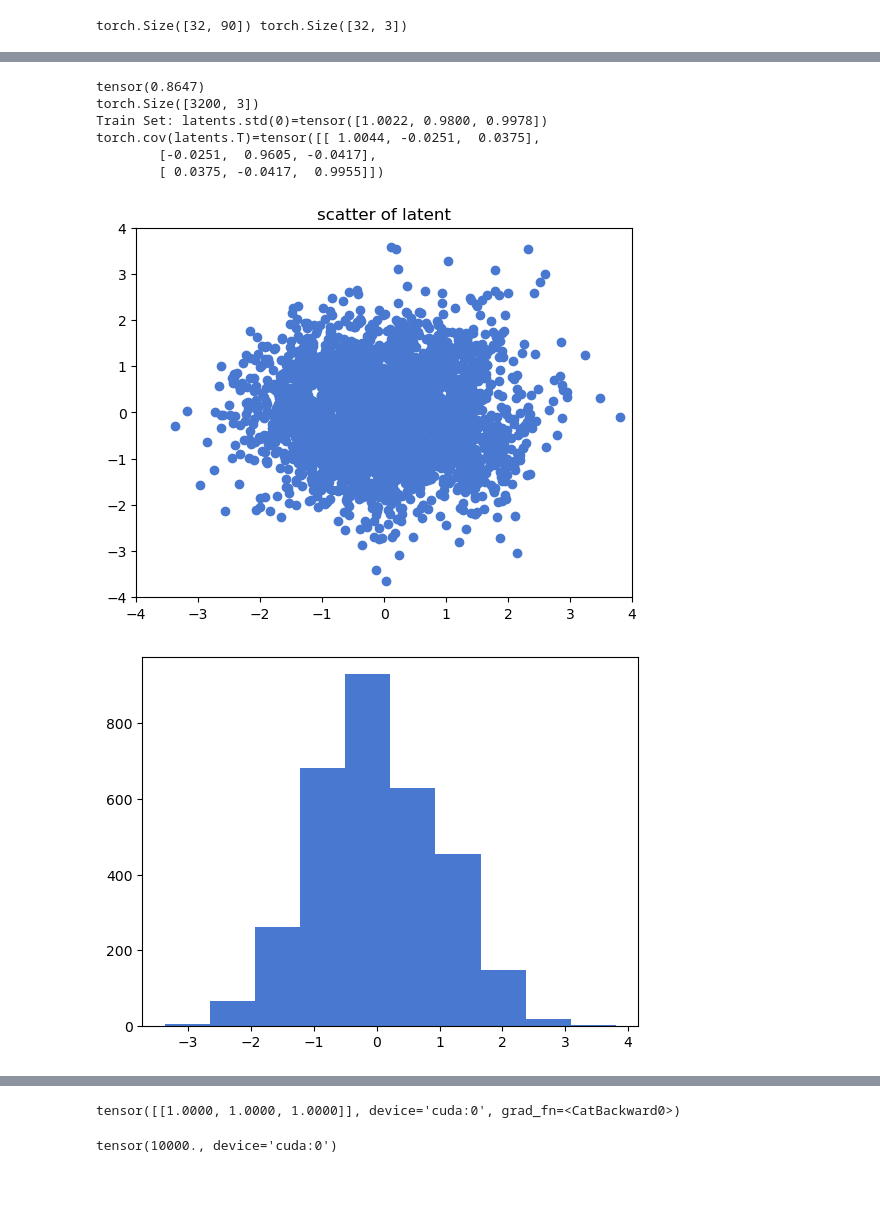
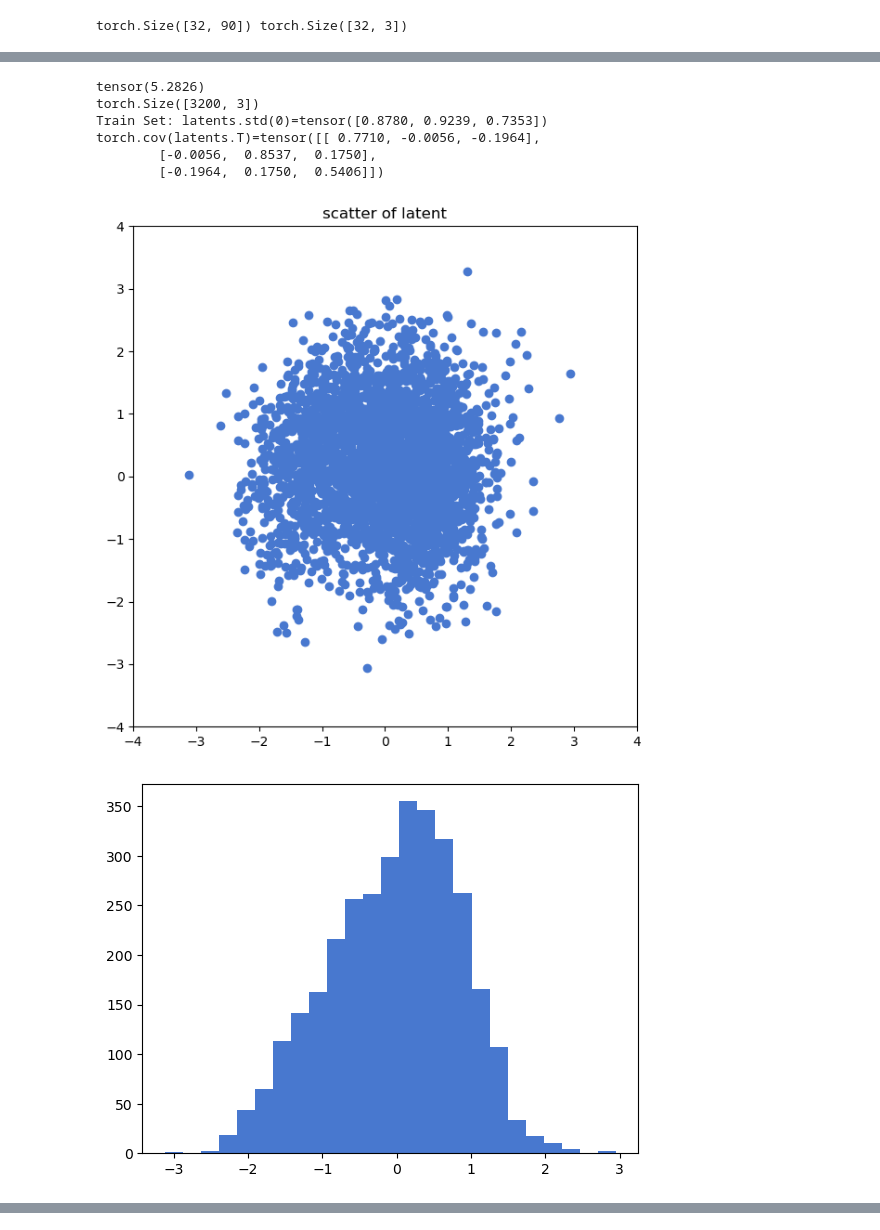
Before and after one commit to laurasaizz/SBI_walking, a Jupyter notebook: model.ipynb, the cells around one changed output, grey strips where cells are left out. Drawn from its saved outputs; the diff is of its cells as text; code cells hidden in the pictures; blank space fills up the shorter version.

Commit message:
fixed bugs, found good model hyperparmas, todo:systematic

```diff
--- a/model.ipynb
+++ b/model.ipynb
@@ -110,7 +110,7 @@ def make_windows(foot, com, W):
     frames_per_simulation = foot.shape[0]
     windows_per_simulation = frames_per_simulation - W + 1
 
-    com_infer_frame = windows_per_simulation // 2
+    com_infer_frame = W // 2
     # this is time moment the com will be give to the model as ground truth
     # it is also the frame the feet will be middled
     # windows_per_simulation // 2 equls the middle of each ovservation the model sees.
@@ -214,6 +214,8 @@ def _sims_to_tensors(npz_foot, npz_com, indices, stats):
     com_mean = np.array(stats["com_mean"], dtype=np.float32)
     com_std = np.array(stats["com_std"], dtype=np.float32)
 
+    #TODO: check if better that both feet have independant mean and std
+
     Xs, ys = [], []
     for i in range(len(indices)):
         X_i, y_i = make_windows(
@@ -241,8 +243,8 @@ W = stats["W"]
 input_dim = W * 6
 
 rng = np.random.default_rng(99)
-# all_idx    = rng.permutation(S)
-all_idx = np.arange(S)
+all_idx    = rng.permutation(S)
+# all_idx = np.arange(S)
 split_point = int(S * 0.8)
 
 train_pool = all_idx[:split_point]
@@ -762,43 +769,43 @@ plt.show()
 train_loader, test_loader = create_dataloaders(batch_size,6)
 # %%
 torch._dynamo.config.cache_size_limit = 64
-n = 50
+n_coms = 50
 model.eval()
 latents = []
 train_loader_iter = iter(train_loader)
 with torch.no_grad():
-    for i in tqdm(range(n)):
-        torch.compiler.cudagraph_mark_step_begin()
+    for i in tqdm(range(n_coms)):
         y, x = next(train_loader_iter)
         y:torch.Tensor
         latent, log_det = model.forward(
             y.to(device), x.to(device)
         )
         latents.append(latent.detach())
 latents = torch.cat(latents,dim=0)
 latents = latents.cpu()
 print(log_det.mean().cpu())
 print(latents.shape)
 print(f"Train Set: {latents.std(0)=}")
 (print(f"{torch.cov(latents.T)=}"))
+plt.figure(figsize=(7,7))
 plt.scatter(latents[:, 0], latents[:, 1])
 plt.title("scatter of latent")
 plt.ylim((-4,4))
 plt.xlim((-4,4))
 plt.savefig("latent.png")
 plt.show()
-plt.hist(latents[:, 0])
+plt.hist(latents[:, 0],bins=25)
 plt.show()
-plt.hist(latents[:, 1])
+plt.hist(latents[:, 1],bins=25)
 plt.show()
-plt.hist(latents[:, 2])
+plt.hist(latents[:, 2],bins=25)
 plt.show()
 # %% [output]
-tensor(0.8647)
+tensor(5.2826)
 torch.Size([3200, 3])
-Train Set: latents.std(0)=tensor([1.0022, 0.9800, 0.9978])
-torch.cov(latents.T)=tensor([[ 1.0044, -0.0251,  0.0375],
-        [-0.0251,  0.9605, -0.0417],
-        [ 0.0375, -0.0417,  0.9955]])
+Train Set: latents.std(0)=tensor([0.8780, 0.9239, 0.7353])
+torch.cov(latents.T)=tensor([[ 0.7710, -0.0056, -0.1964],
+        [-0.0056,  0.8537,  0.1750],
+        [-0.1964,  0.1750,  0.5406]])
-[figure, old version]
+[figure, new version]
-[figure, old version]
+[figure, new version]
@@ -809,13 +814 @@ torch.cov(latents.T)=tensor([[ 1.0044, -0.0251,  0.0375],
-# %%
-com = torch.ones((1,3)).to(device)
-leg = torch.ones((1,90)).to(device)
-latent ,log_det = model.forward(com,leg)
-recovered = model.reverse(latent,leg)
-print(recovered)
-# %% [output]
-tensor([[1.0000, 1.0000, 1.0000]], device='cuda:0', grad_fn=<CatBackward0>)
-# %%
-model.summary.encoder_layers[0].forward(torch.ones((100,100),device=device)).sum()
-# %% [output]
-tensor(10000., device='cuda:0')
 # %%
```
Also changed, not shown: parts of 23 cells of this notebook.
